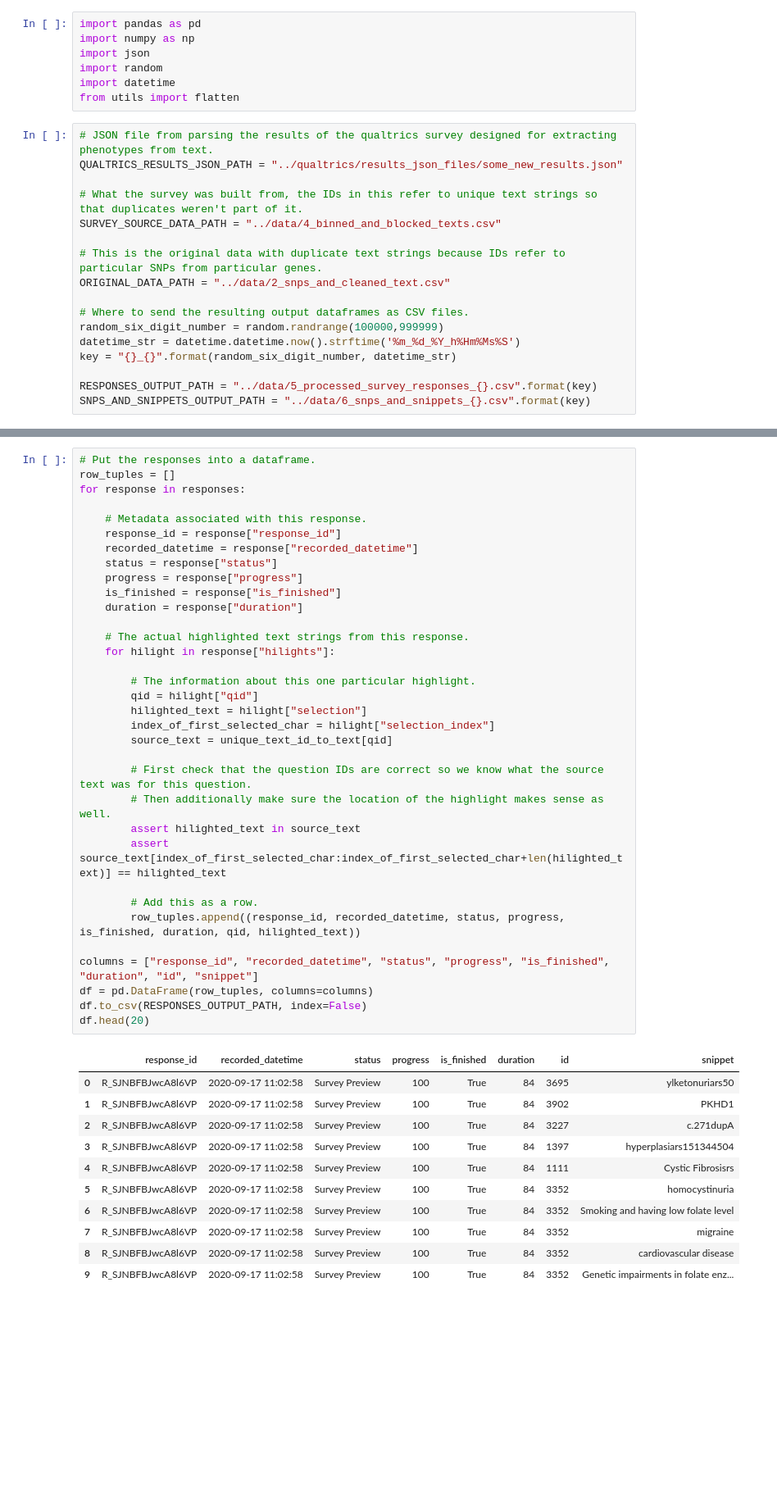
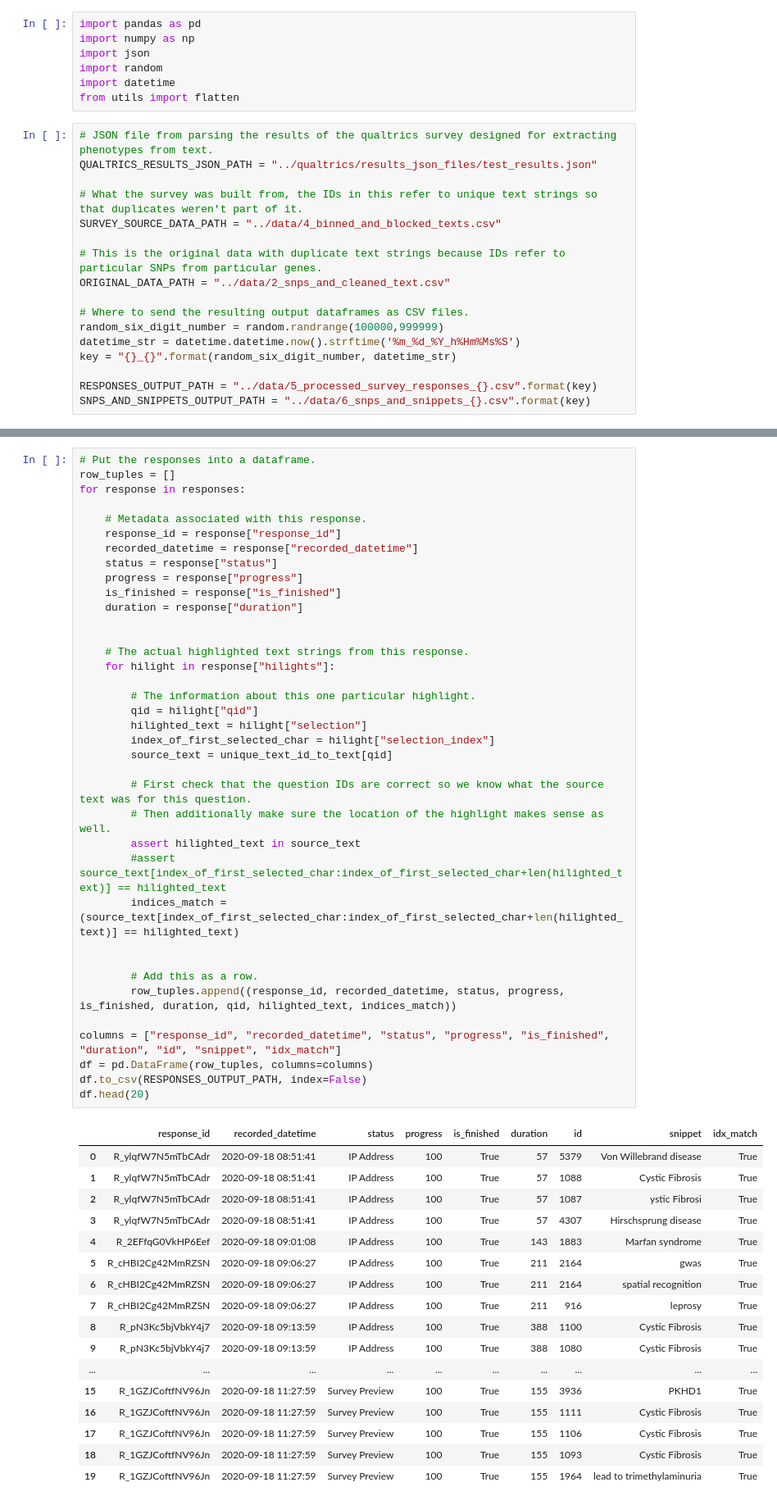
Before and after one commit to irbraun/snpedia-nlp, a Jupyter notebook: scripts/parsing_survey_results.ipynb, the cells around one changed output, grey strips where cells are left out. Shown at 82% size. Cells and saved outputs as stored; diff of their text form; blank space fills up the shorter version.

```diff
--- a/scripts/parsing_survey_results.ipynb
+++ b/scripts/parsing_survey_results.ipynb
@@ -7,7 +7,7 @@ import datetime
 from utils import flatten
 # %%
 # JSON file from parsing the results of the qualtrics survey designed for extracting phenotypes from text.
-QUALTRICS_RESULTS_JSON_PATH = "../qualtrics/results_json_files/some_new_results.json"
+QUALTRICS_RESULTS_JSON_PATH = "../qualtrics/results_json_files/test_results.json"
 
 # What the survey was built from, the IDs in this refer to unique text strings so that duplicates weren't part of it.
 SURVEY_SOURCE_DATA_PATH = "../data/4_binned_and_blocked_texts.csv"
@@ -100,47 +100,56 @@ source_df.head(10)
 row_tuples = []
 for response in responses:
 
     # Metadata associated with this response.
     response_id = response["response_id"]
     recorded_datetime = response["recorded_datetime"]
     status = response["status"]
     progress = response["progress"]
     is_finished = response["is_finished"]
     duration = response["duration"]
 
+
     # The actual highlighted text strings from this response.
     for hilight in response["hilights"]:
 
         # The information about this one particular highlight.
         qid = hilight["qid"]
         hilighted_text = hilight["selection"]
         index_of_first_selected_char = hilight["selection_index"]
         source_text = unique_text_id_to_text[qid]
 
         # First check that the question IDs are correct so we know what the source text was for this question.
         # Then additionally make sure the location of the highlight makes sense as well.
         assert hilighted_text in source_text
-        assert source_text[index_of_first_selected_char:index_of_first_selected_char+len(hilighted_text)] == hilighted_text
+        #assert source_text[index_of_first_selected_char:index_of_first_selected_char+len(hilighted_text)] == hilighted_text
+        indices_match = (source_text[index_of_first_selected_char:index_of_first_selected_char+len(hilighted_text)] == hilighted_text)
+
 
         # Add this as a row.
-        row_tuples.append((response_id, recorded_datetime, status, progress, is_finished, duration, qid, hilighted_text))
+        row_tuples.append((response_id, recorded_datetime, status, progress, is_finished, duration, qid, hilighted_text, indices_match))
 
-columns = ["response_id", "recorded_datetime", "status", "progress", "is_finished", "duration", "id", "snippet"]
+columns = ["response_id", "recorded_datetime", "status", "progress", "is_finished", "duration", "id", "snippet", "idx_match"]
 df = pd.DataFrame(row_tuples, columns=columns)
 df.to_csv(RESPONSES_OUTPUT_PATH, index=False)
 df.head(20)
 # %% [output]
-|  | response_id | recorded_datetime | status | progress | is_finished | duration | id | snippet |
-| 0 | R_SJNBFBJwcA8l6VP | 2020-09-17 11:02:58 | Survey Preview | 100 | True | 84 | 3695 | ylketonuriars50 |
-| 1 | R_SJNBFBJwcA8l6VP | 2020-09-17 11:02:58 | Survey Preview | 100 | True | 84 | 3902 | PKHD1 |
-| 2 | R_SJNBFBJwcA8l6VP | 2020-09-17 11:02:58 | Survey Preview | 100 | True | 84 | 3227 | c.271dupA |
-| 3 | R_SJNBFBJwcA8l6VP | 2020-09-17 11:02:58 | Survey Preview | 100 | True | 84 | 1397 | hyperplasiars151344504 |
-| 4 | R_SJNBFBJwcA8l6VP | 2020-09-17 11:02:58 | Survey Preview | 100 | True | 84 | 1111 | Cystic Fibrosisrs |
-| 5 | R_SJNBFBJwcA8l6VP | 2020-09-17 11:02:58 | Survey Preview | 100 | True | 84 | 3352 | homocystinuria |
-| 6 | R_SJNBFBJwcA8l6VP | 2020-09-17 11:02:58 | Survey Preview | 100 | True | 84 | 3352 | Smoking and having low folate level |
-| 7 | R_SJNBFBJwcA8l6VP | 2020-09-17 11:02:58 | Survey Preview | 100 | True | 84 | 3352 | migraine |
-| 8 | R_SJNBFBJwcA8l6VP | 2020-09-17 11:02:58 | Survey Preview | 100 | True | 84 | 3352 | cardiovascular disease |
-| 9 | R_SJNBFBJwcA8l6VP | 2020-09-17 11:02:58 | Survey Preview | 100 | True | 84 | 3352 | Genetic impairments in folate enz... |
+|  | response_id | recorded_datetime | status | progress | is_finished | duration | id | snippet | idx_match |
+| 0 | R_ylqfW7N5mTbCAdr | 2020-09-18 08:51:41 | IP Address | 100 | True | 57 | 5379 | Von Willebrand disease | True |
+| 1 | R_ylqfW7N5mTbCAdr | 2020-09-18 08:51:41 | IP Address | 100 | True | 57 | 1088 | Cystic Fibrosis | True |
+| 2 | R_ylqfW7N5mTbCAdr | 2020-09-18 08:51:41 | IP Address | 100 | True | 57 | 1087 | ystic Fibrosi | True |
+| 3 | R_ylqfW7N5mTbCAdr | 2020-09-18 08:51:41 | IP Address | 100 | True | 57 | 4307 | Hirschsprung disease | True |
+| 4 | R_2EFfqG0VkHP6Eef | 2020-09-18 09:01:08 | IP Address | 100 | True | 143 | 1883 | Marfan syndrome | True |
+| 5 | R_cHBI2Cg42MmRZSN | 2020-09-18 09:06:27 | IP Address | 100 | True | 211 | 2164 | gwas | True |
+| 6 | R_cHBI2Cg42MmRZSN | 2020-09-18 09:06:27 | IP Address | 100 | True | 211 | 2164 | spatial recognition | True |
+| 7 | R_cHBI2Cg42MmRZSN | 2020-09-18 09:06:27 | IP Address | 100 | True | 211 | 916 | leprosy | True |
+| 8 | R_pN3Kc5bjVbkY4j7 | 2020-09-18 09:13:59 | IP Address | 100 | True | 388 | 1100 | Cystic Fibrosis | True |
+| 9 | R_pN3Kc5bjVbkY4j7 | 2020-09-18 09:13:59 | IP Address | 100 | True | 388 | 1080 | Cystic Fibrosis | True |
+| ... | ... | ... | ... | ... | ... | ... | ... | ... | ... |
+| 15 | R_1GZJCoftfNV96Jn | 2020-09-18 11:27:59 | Survey Preview | 100 | True | 155 | 3936 | PKHD1 | True |
+| 16 | R_1GZJCoftfNV96Jn | 2020-09-18 11:27:59 | Survey Preview | 100 | True | 155 | 1111 | Cystic Fibrosis | True |
+| 17 | R_1GZJCoftfNV96Jn | 2020-09-18 11:27:59 | Survey Preview | 100 | True | 155 | 1106 | Cystic Fibrosis | True |
+| 18 | R_1GZJCoftfNV96Jn | 2020-09-18 11:27:59 | Survey Preview | 100 | True | 155 | 1093 | Cystic Fibrosis | True |
+| 19 | R_1GZJCoftfNV96Jn | 2020-09-18 11:27:59 | Survey Preview | 100 | True | 155 | 1964 | lead to trimethylaminuria | True |
 # %%
 # Create a mapping from unique text IDs to all of the text snippets that were hilighted in these survey results.
 unique_text_id_to_text_list = {}
```
Also changed, not shown: parts of 5 cells of this notebook, 3 other files.
